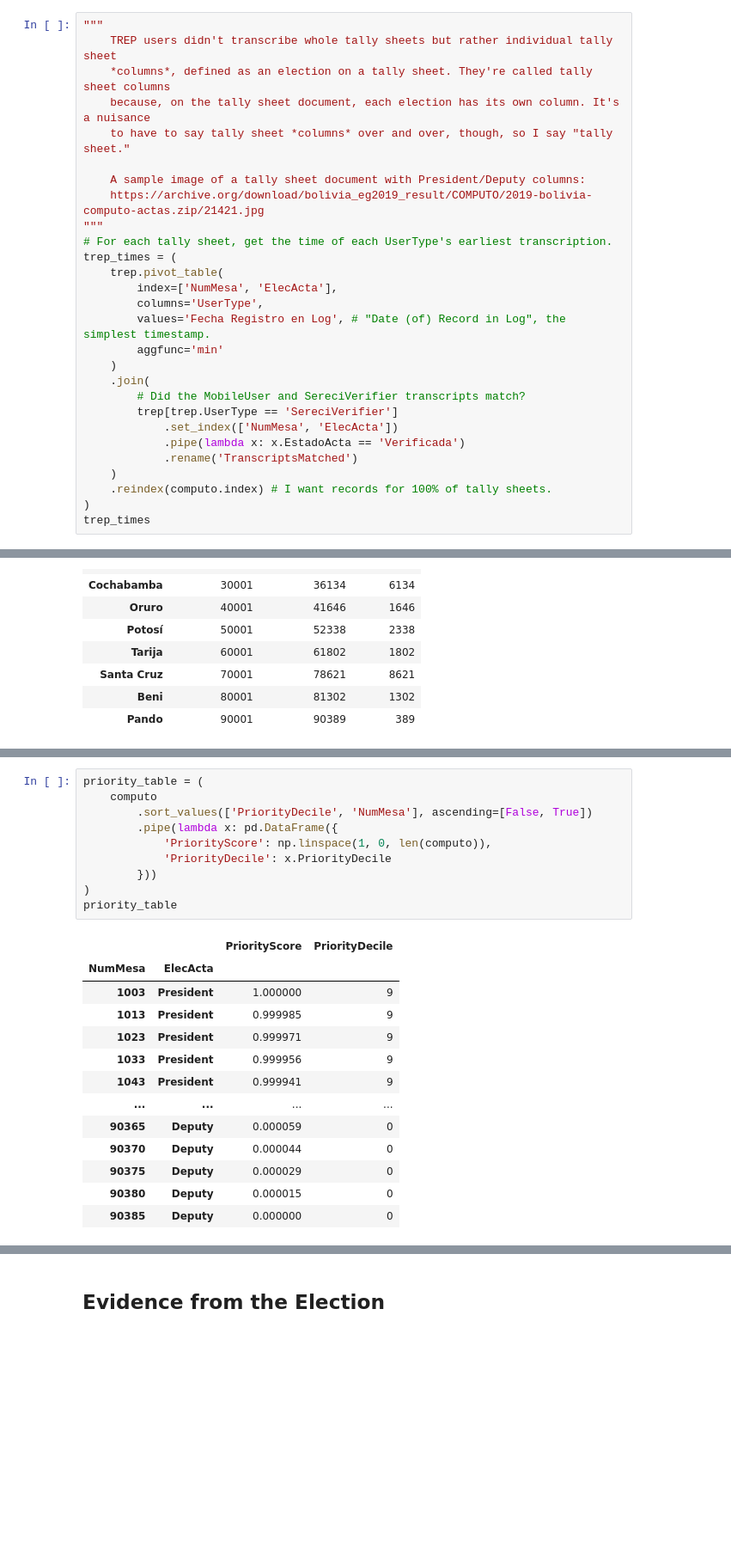
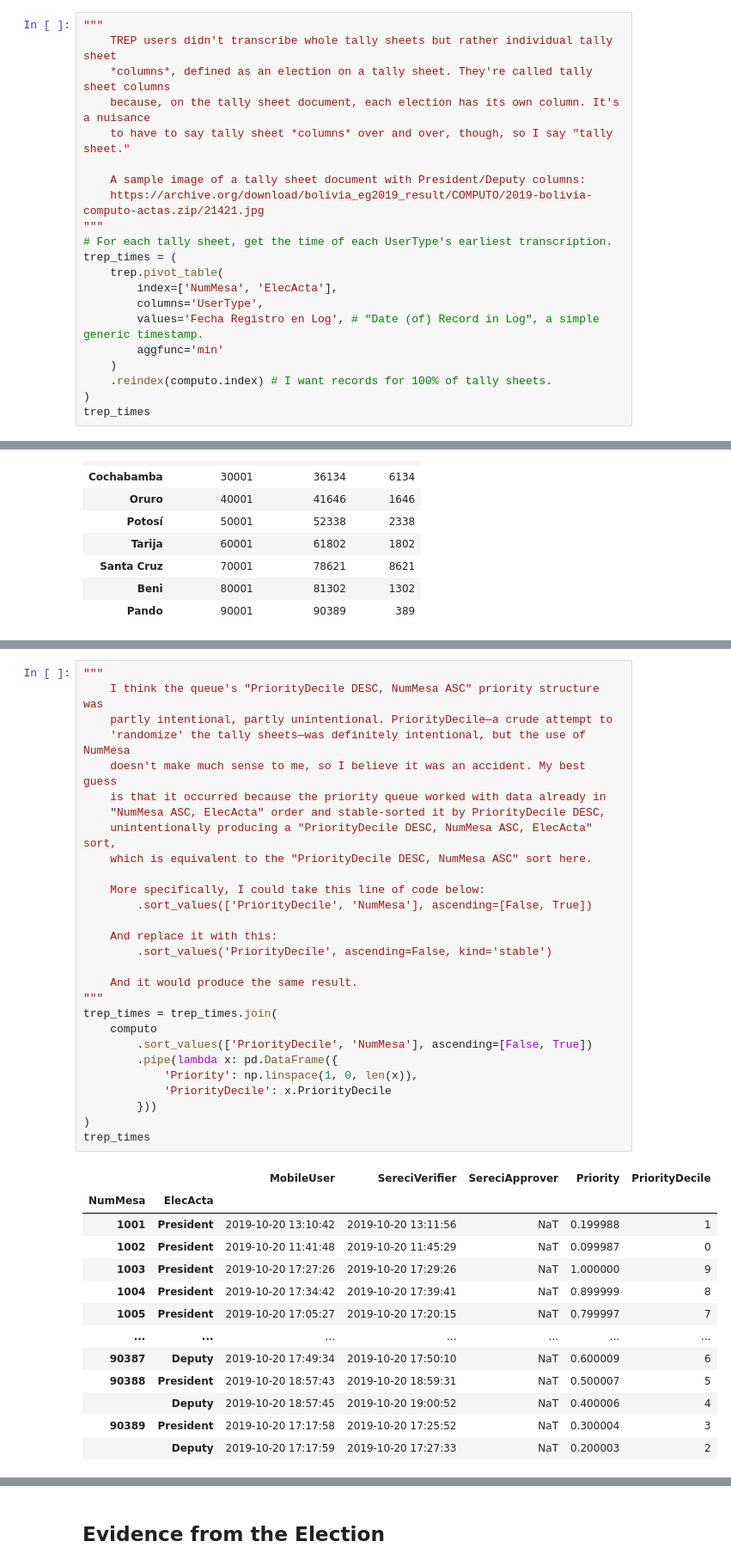
Before and after one commit to distantcomment/bolivia2019, a Jupyter notebook: how-trep-counted-tally-sheets.ipynb, the cells around one changed output, grey strips where cells are left out. Shown: that part at 86% size. Cells and saved outputs as stored; diff of their text form; blank space fills up the shorter version.

```diff
--- a/how-trep-counted-tally-sheets.ipynb
+++ b/how-trep-counted-tally-sheets.ipynb
@@ -127,15 +127,8 @@ trep_times = (
     trep.pivot_table(
         index=['NumMesa', 'ElecActa'],
         columns='UserType',
-        values='Fecha Registro en Log', # "Date (of) Record in Log", the simplest timestamp.
+        values='Fecha Registro en Log', # "Date (of) Record in Log", a simple generic timestamp.
         aggfunc='min'
-    )
-    .join(
-        # Did the MobileUser and SereciVerifier transcripts match?
-        trep[trep.UserType == 'SereciVerifier']
-            .set_index(['NumMesa', 'ElecActa'])
-            .pipe(lambda x: x.EstadoActa == 'Verificada')
-            .rename('TranscriptsMatched')
     )
     .reindex(computo.index) # I want records for 100% of tally sheets.
 )
@@ -273,24 +264,42 @@ The queue's <code>PriorityDecile DESC, NumMesa ASC</code> priority structure can
 # %%
-priority_table = (
+"""
+    I think the queue's "PriorityDecile DESC, NumMesa ASC" priority structure was
+    partly intentional, partly unintentional. PriorityDecile—a crude attempt to
+    'randomize' the tally sheets—was definitely intentional, but the use of NumMesa
+    doesn't make much sense to me, so I believe it was an accident. My best guess
+    is that it occurred because the priority queue worked with data already in
+    "NumMesa ASC, ElecActa" order and stable-sorted it by PriorityDecile DESC,
+    unintentionally producing a "PriorityDecile DESC, NumMesa ASC, ElecActa" sort,
+    which is equivalent to the "PriorityDecile DESC, NumMesa ASC" sort here.
+
+    More specifically, I could take this line of code below:
+        .sort_values(['PriorityDecile', 'NumMesa'], ascending=[False, True])
+
+    And replace it with this:
+        .sort_values('PriorityDecile', ascending=False, kind='stable')
+
+    And it would produce the same result.
+"""
+trep_times = trep_times.join(
     computo
         .sort_values(['PriorityDecile', 'NumMesa'], ascending=[False, True])
         .pipe(lambda x: pd.DataFrame({
-            'PriorityScore': np.linspace(1, 0, len(computo)),
+            'Priority': np.linspace(1, 0, len(x)),
             'PriorityDecile': x.PriorityDecile
         }))
 )
-priority_table
+trep_times
 # %% [output]
-|  |  | PriorityScore | PriorityDecile |
-| NumMesa | ElecActa |  |  |
-| 1003 | President | 1.000000 | 9 |
-| 1013 | President | 0.999985 | 9 |
-| 1023 | President | 0.999971 | 9 |
-| 1033 | President | 0.999956 | 9 |
-| 1043 | President | 0.999941 | 9 |
-| ... | ... | ... | ... |
-| 90365 | Deputy | 0.000059 | 0 |
-| 90370 | Deputy | 0.000044 | 0 |
-| 90375 | Deputy | 0.000029 | 0 |
-| 90380 | Deputy | 0.000015 | 0 |
-| 90385 | Deputy | 0.000000 | 0 |
+|  |  | MobileUser | SereciVerifier | SereciApprover | Priority | PriorityDecile |
+| NumMesa | ElecActa |  |  |  |  |  |
+| 1001 | President | 2019-10-20 13:10:42 | 2019-10-20 13:11:56 | NaT | 0.199988 | 1 |
+| 1002 | President | 2019-10-20 11:41:48 | 2019-10-20 11:45:29 | NaT | 0.099987 | 0 |
+| 1003 | President | 2019-10-20 17:27:26 | 2019-10-20 17:29:26 | NaT | 1.000000 | 9 |
+| 1004 | President | 2019-10-20 17:34:42 | 2019-10-20 17:39:41 | NaT | 0.899999 | 8 |
+| 1005 | President | 2019-10-20 17:05:27 | 2019-10-20 17:20:15 | NaT | 0.799997 | 7 |
+| ... | ... | ... | ... | ... | ... | ... |
+| 90387 | Deputy | 2019-10-20 17:49:34 | 2019-10-20 17:50:10 | NaT | 0.600009 | 6 |
+| 90388 | President | 2019-10-20 18:57:43 | 2019-10-20 18:59:31 | NaT | 0.500007 | 5 |
+|  | Deputy | 2019-10-20 18:57:45 | 2019-10-20 19:00:52 | NaT | 0.400006 | 4 |
+| 90389 | President | 2019-10-20 17:17:58 | 2019-10-20 17:25:52 | NaT | 0.300004 | 3 |
+|  | Deputy | 2019-10-20 17:17:59 | 2019-10-20 17:27:33 | NaT | 0.200003 | 2 |
```
Also changed, not shown: parts of 51 cells of this notebook.
